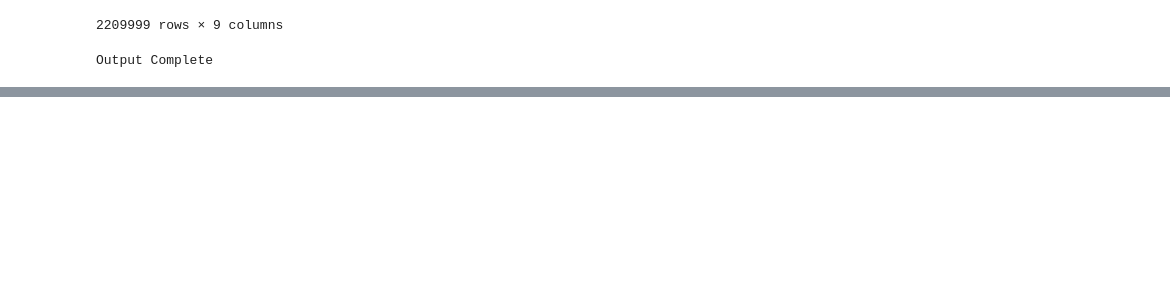
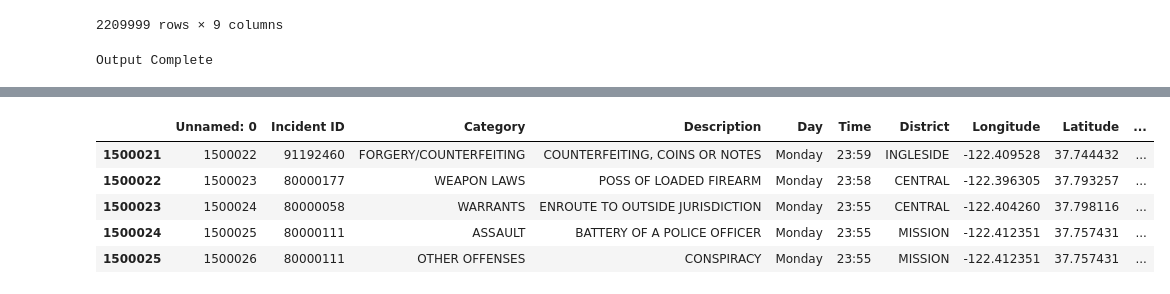
Before and after one commit to mahlonduke/Project_1, a Jupyter notebook: Source Data/SF_Crime.ipynb, the cells around one changed output, grey strips where cells are left out. Drawn from its saved outputs; the diff is of its cells as text; code cells hidden in the pictures; blank space fills up the shorter version.

```diff
--- a/Source Data/SF_Crime.ipynb
+++ b/Source Data/SF_Crime.ipynb
@@ -199,0 +249,10 @@ Output Complete
+# %%
+years2003_2007 = year2003andover[year2003andover.Year <= 2007]
+years2003_2007.head()
+# %% [output]
+|  | Unnamed: 0 | Incident ID | Category | Description | Day | Time | District | Longitude | Latitude | ... |
+| 1500021 | 1500022 | 91192460 | FORGERY/COUNTERFEITING | COUNTERFEITING, COINS OR NOTES | Monday | 23:59 | INGLESIDE | -122.409528 | 37.744432 | ... |
+| 1500022 | 1500023 | 80000177 | WEAPON LAWS | POSS OF LOADED FIREARM | Monday | 23:58 | CENTRAL | -122.396305 | 37.793257 | ... |
+| 1500023 | 1500024 | 80000058 | WARRANTS | ENROUTE TO OUTSIDE JURISDICTION | Monday | 23:55 | CENTRAL | -122.404260 | 37.798116 | ... |
+| 1500024 | 1500025 | 80000111 | ASSAULT | BATTERY OF A POLICE OFFICER | Monday | 23:55 | MISSION | -122.412351 | 37.757431 | ... |
+| 1500025 | 1500026 | 80000111 | OTHER OFFENSES | CONSPIRACY | Monday | 23:55 | MISSION | -122.412351 | 37.757431 | ... |
```
Also changed, not shown: parts of 17 cells of this notebook, 6 other files.
